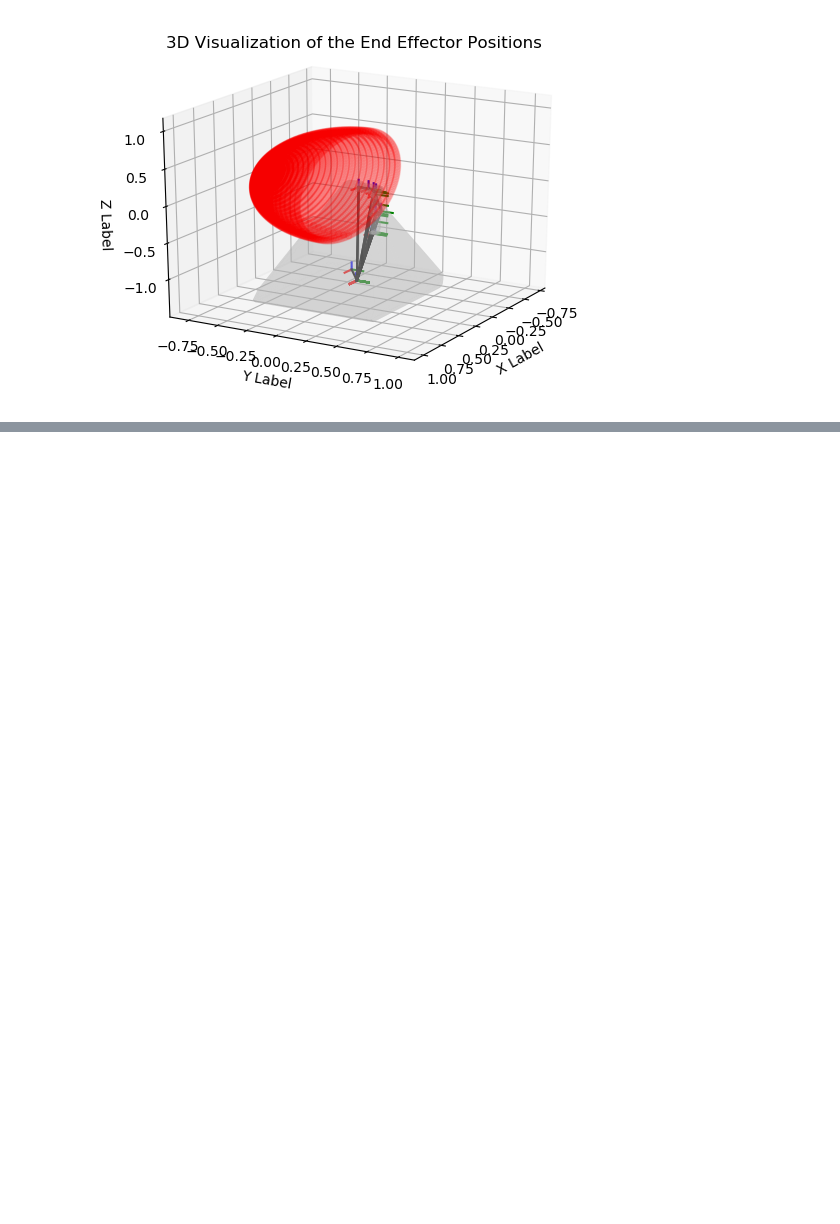
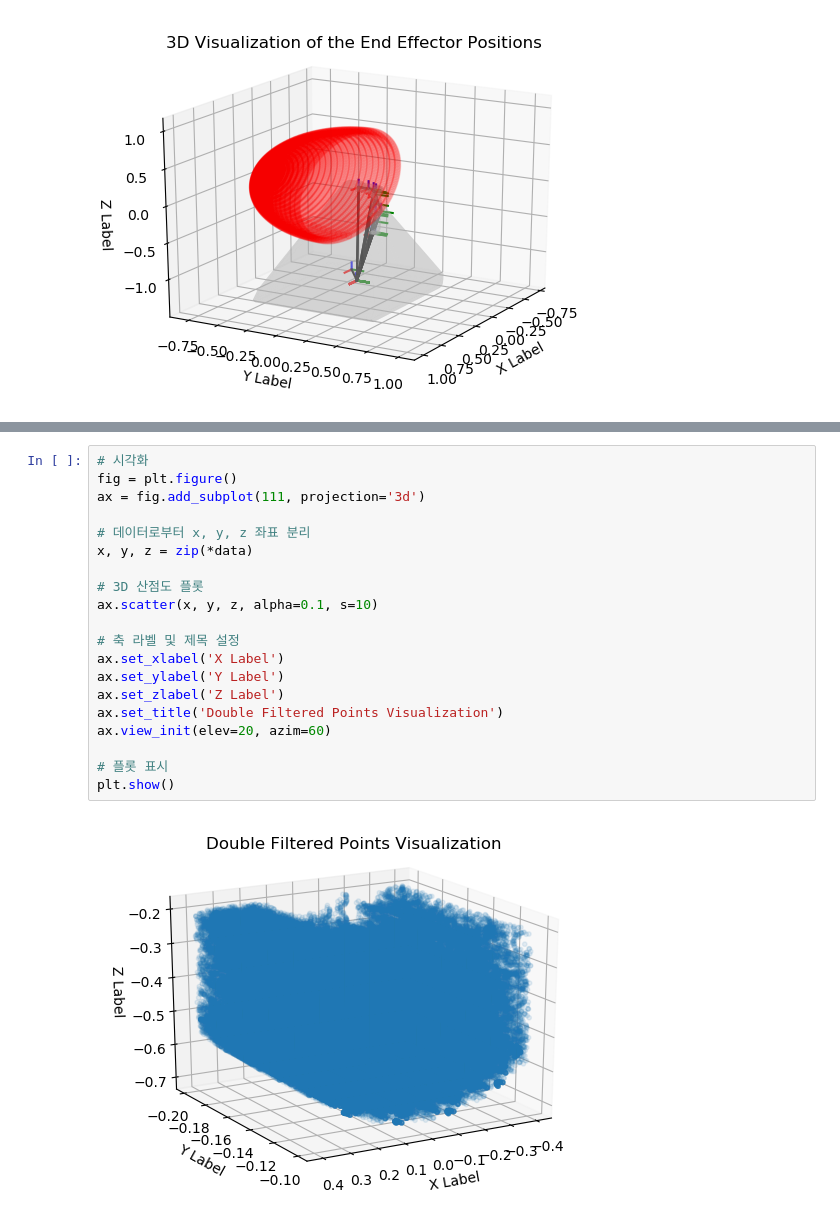
Before and after one commit to ziwon-park/Mujoco_RobotArm, a Jupyter notebook: script/visualize_workspace/plot.ipynb, the cells around one changed output, grey strips where cells are left out. Drawn from its saved outputs; the diff is of its cells as text; blank space fills up the shorter version.

```diff
--- a/script/visualize_workspace/plot.ipynb
+++ b/script/visualize_workspace/plot.ipynb
@@ -187,0 +356,22 @@ for params in linspace_parameters:
+# %%
+# 시각화
+fig = plt.figure()
+ax = fig.add_subplot(111, projection='3d')
+
+# 데이터로부터 x, y, z 좌표 분리
+x, y, z = zip(*data)
+
+# 3D 산점도 플롯
+ax.scatter(x, y, z, alpha=0.1, s=10)
+
+# 축 라벨 및 제목 설정
+ax.set_xlabel('X Label')
+ax.set_ylabel('Y Label')
+ax.set_zlabel('Z Label')
+ax.set_title('Double Filtered Points Visualization')
+ax.view_init(elev=20, azim=60)
+
+# 플롯 표시
+plt.show()
+# %% [output]
+[figure, added]
```
Also changed, not shown: parts of 10 cells of this notebook, 2 other files.
